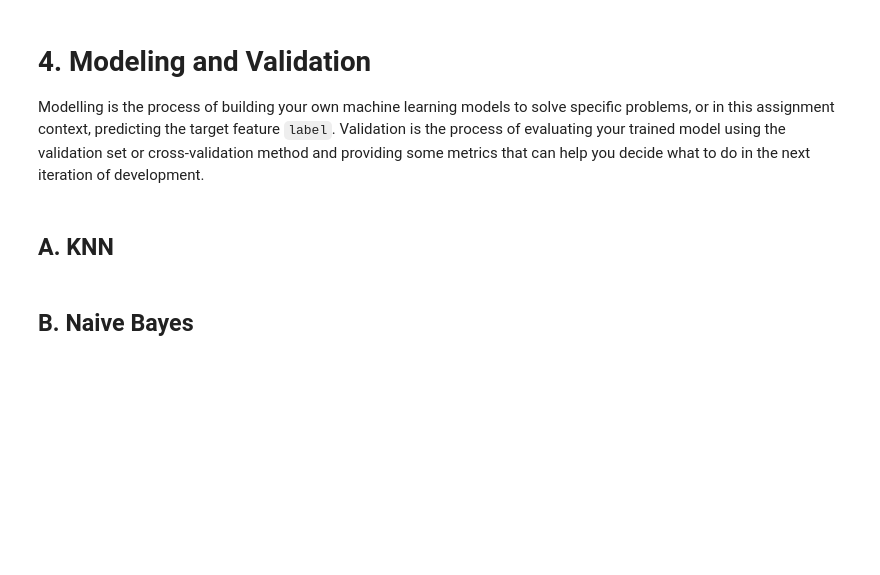
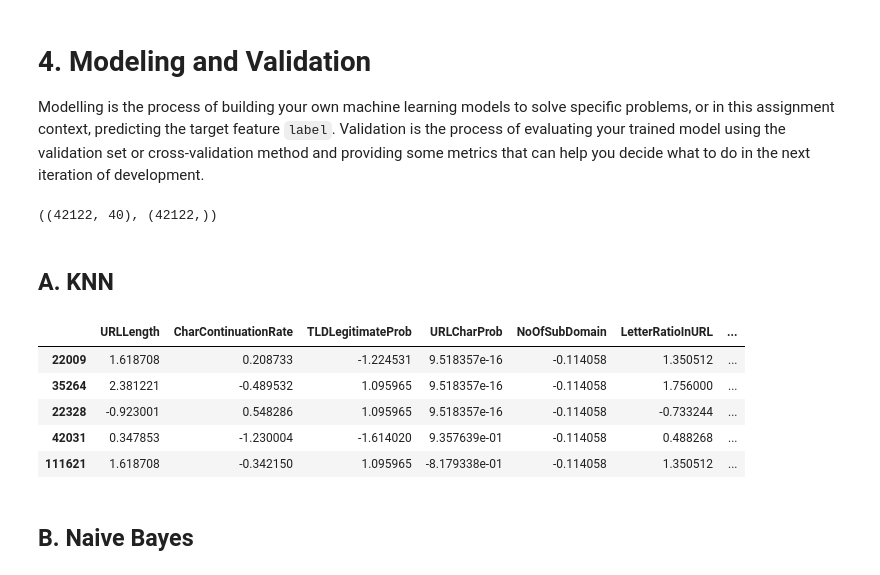
Before and after one commit to nathangalung/IF3070_TB2_K03_G07, a Jupyter notebook: src/Notebook.ipynb, the cells around one changed output. Saved outputs shown, nothing was run; the diff lists cells and outputs as text; code cells hidden in the pictures; blank space fills up the shorter version.

```diff
--- a/src/Notebook.ipynb
+++ b/src/Notebook.ipynb
@@ -307,0 +577,11 @@ If you use sklearn to create preprocessing classes, you can list your preprocess
+# %%
+# Create the pipeline
+pipe1 = Pipeline([
+    ("imputer", FeatureImputer(NUM_FEATS, CAT_FEATS)),
+    ("creator", FeatureCreator())
+
+])
+
+# Fit and transform the training set
+train_set = pipe1.fit_transform(train_set)
+val_set = pipe1.transform(val_set)
@@ -308,2 +682,20 @@ If you use sklearn to create preprocessing classes, you can list your preprocess
+# %%
+# Create the pipeline
+pipe3 = Pipeline([
+    ("scaler", FeatureScaler(NUM_FEATS))
+])
+
+# Fit and transform the training set
+train_set = pipe3.fit_transform(train_set)
+val_set = pipe3.transform(val_set)
+# %%
+# Create the pipeline
+pipe4 = Pipeline([
+    ("encoder", FeatureEncoder(CAT_FEATS))
+])
+
+# Fit and transform the training set
+train_set = pipe3.fit_transform(train_set)
+val_set = pipe3.transform(val_set)
 # %% [markdown]
 or create your own here
@@ -316,2 +740,6 @@ Modelling is the process of building your own machine learning models to solve s
+# %%
+X_val_set.shape, y_val_set.shape
+# %% [output]
+((42122, 40), (42122,))
 # %% [markdown]
 ## A. KNN
@@ -320,2 +753,11 @@ Modelling is the process of building your own machine learning models to solve s
+# %%
+train_set.head()
+# %% [output]
+|  | URLLength | CharContinuationRate | TLDLegitimateProb | URLCharProb | NoOfSubDomain | LetterRatioInURL | ... |
+| 22009 | 1.618708 | 0.208733 | -1.224531 | 9.518357e-16 | -0.114058 | 1.350512 | ... |
+| 35264 | 2.381221 | -0.489532 | 1.095965 | 9.518357e-16 | -0.114058 | 1.756000 | ... |
+| 22328 | -0.923001 | 0.548286 | 1.095965 | 9.518357e-16 | -0.114058 | -0.733244 | ... |
+| 42031 | 0.347853 | -1.230004 | -1.614020 | 9.357639e-01 | -0.114058 | 0.488268 | ... |
+| 111621 | 1.618708 | -0.342150 | 1.095965 | -8.179338e-01 | -0.114058 | 1.350512 | ... |
 # %% [markdown]
 ## B. Naive Bayes
```
Also changed, not shown: parts of 51 cells of this notebook, 7 other files.
